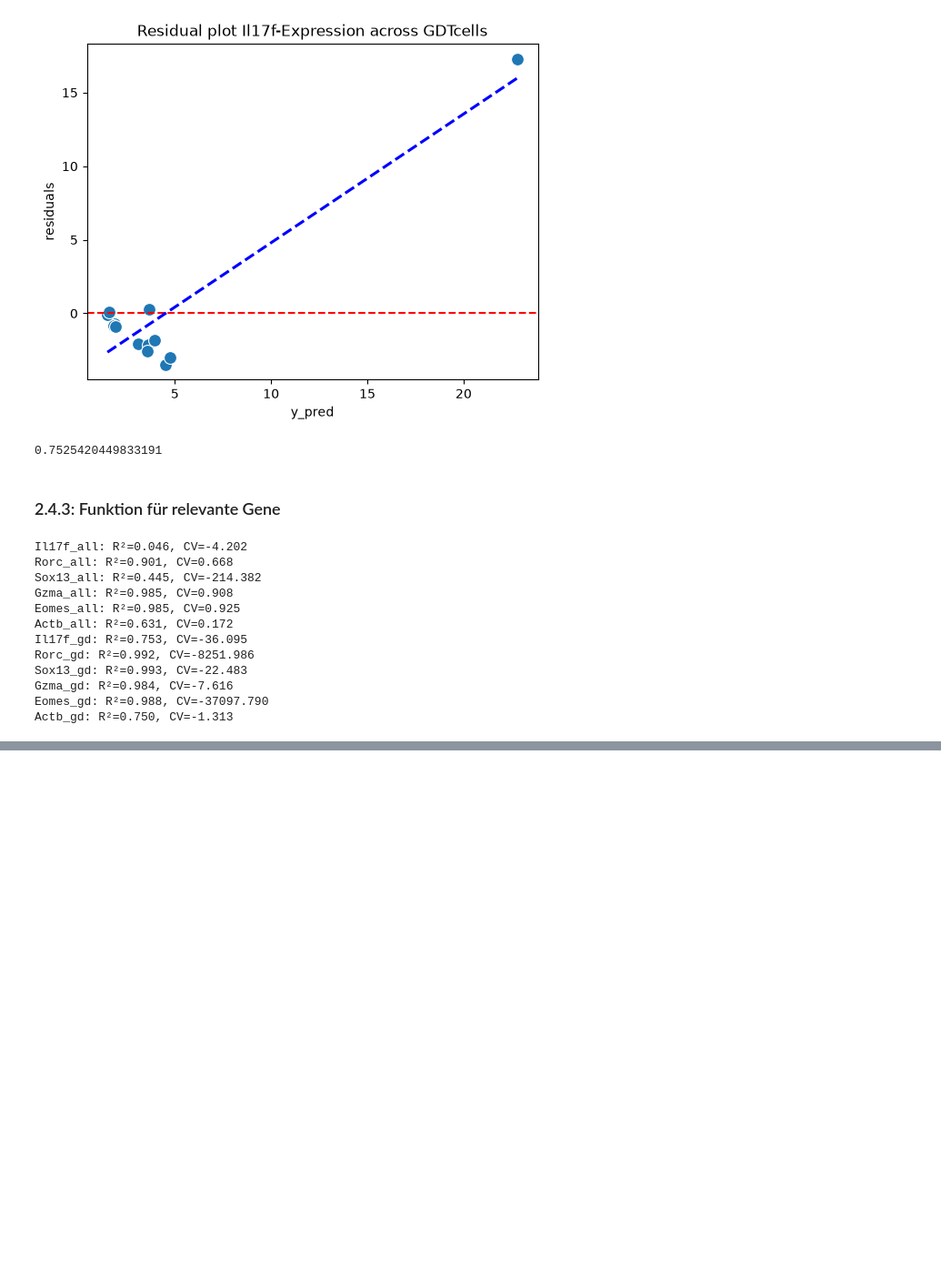
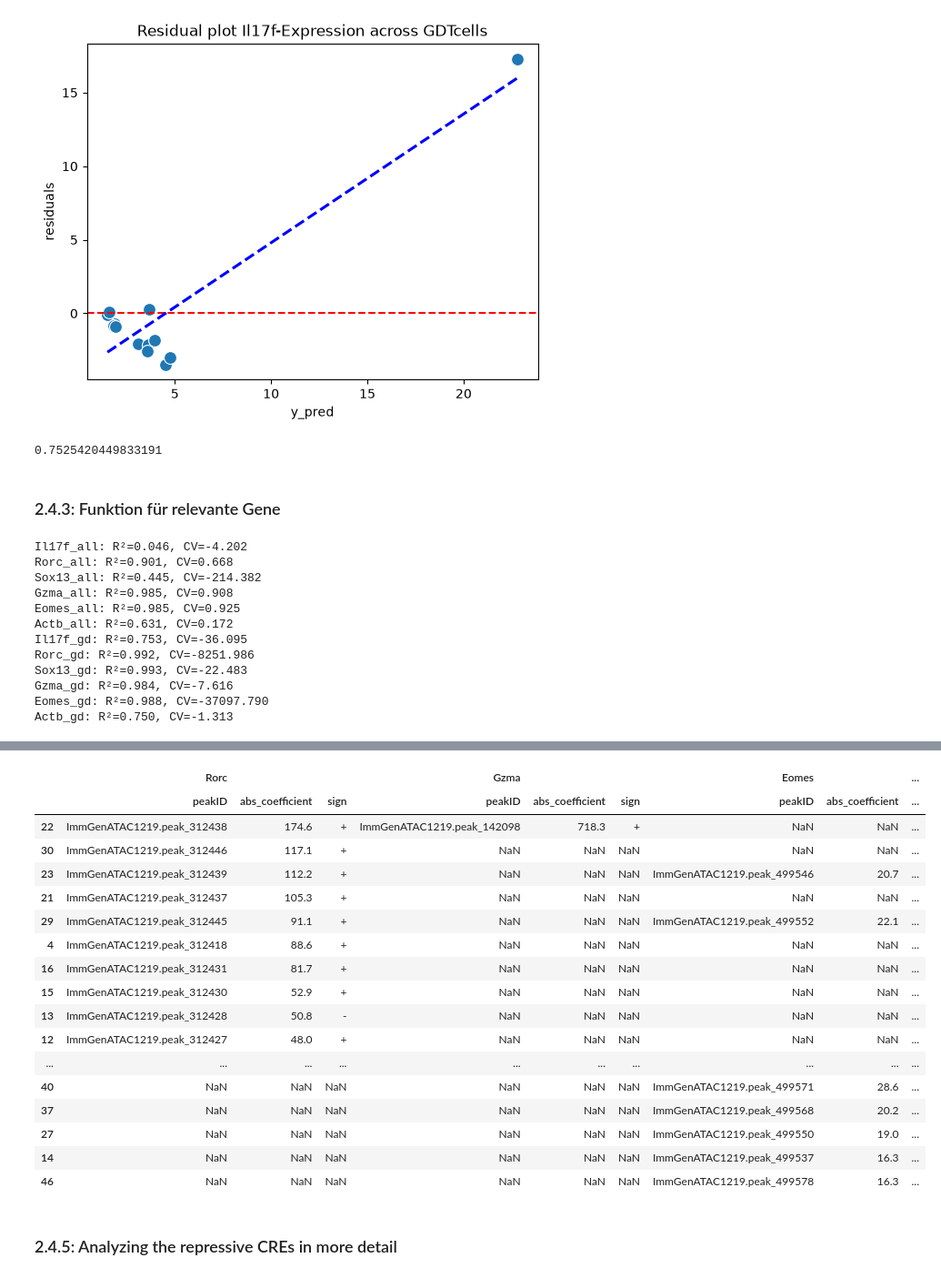
Before and after one commit to datascience-mobi-2026/topic04_team03, a Jupyter notebook: jupyter_peter_v1.2.ipynb, the cells around one changed output, grey strips where cells are left out. Shown at 91% size. Drawn from its saved outputs; the diff is of its cells as text; code cells hidden in the pictures; blank space fills up the shorter version.

Commit message:
@rosa Extracting the Coefficients and creating a dataframe to compare signs + Workflow for a more detailed analysis of repressive CREs

```diff
--- a/jupyter_peter_v1.2.ipynb
+++ b/jupyter_peter_v1.2.ipynb
@@ -650,10 +650,10 @@ def r2_gen(gen_name, plot=True, plot_residues = True):
         plt.title(f"Residual plot {gen_name}-Expression across all cells")
         plt.show()
 
-    return  r2, cv
+    return  r2, cv, ridge
 
 
-r2_Il17f, cv = r2_gen("Il17f", plot=True, plot_residues=True)
+r2_Il17f, cv, ridge_Il17f= r2_gen("Il17f", plot=True, plot_residues=True)
 print(cv)
 # %% [output]
 [figure]
@@ -759,0 +806,38 @@ Across all cells Rorc, Gzma und Eomes haben ein stabilen CV Wert.
+# %%
+#comparing strongest 10 CREs of all three
+coef_Rorc = coef_gen("Rorc")
+coef_Gzma = coef_gen("Gzma")
+coef_Eomes = coef_gen("Eomes")
+
+vergleich = pd.concat(
+    [
+        coef_Rorc[["peakID", "abs_coefficient", "sign"]].head(10),
+        coef_Gzma[["peakID", "abs_coefficient", "sign"]].head(10),
+        coef_Eomes[["peakID", "abs_coefficient", "sign"]].head(10),
+    ],
+    axis=1,
+    keys=["Rorc", "Gzma", "Eomes"]
+)
+
+vergleich
+# %% [output]
+|  | Rorc |  |  | Gzma |  |  | Eomes |  | ... |
+|  | peakID | abs_coefficient | sign | peakID | abs_coefficient | sign | peakID | abs_coefficient | ... |
+| 22 | ImmGenATAC1219.peak_312438 | 174.6 | + | ImmGenATAC1219.peak_142098 | 718.3 | + | NaN | NaN | ... |
+| 30 | ImmGenATAC1219.peak_312446 | 117.1 | + | NaN | NaN | NaN | NaN | NaN | ... |
+| 23 | ImmGenATAC1219.peak_312439 | 112.2 | + | NaN | NaN | NaN | ImmGenATAC1219.peak_499546 | 20.7 | ... |
+| 21 | ImmGenATAC1219.peak_312437 | 105.3 | + | NaN | NaN | NaN | NaN | NaN | ... |
+| 29 | ImmGenATAC1219.peak_312445 | 91.1 | + | NaN | NaN | NaN | ImmGenATAC1219.peak_499552 | 22.1 | ... |
+| 4 | ImmGenATAC1219.peak_312418 | 88.6 | + | NaN | NaN | NaN | NaN | NaN | ... |
+| 16 | ImmGenATAC1219.peak_312431 | 81.7 | + | NaN | NaN | NaN | NaN | NaN | ... |
+| 15 | ImmGenATAC1219.peak_312430 | 52.9 | + | NaN | NaN | NaN | NaN | NaN | ... |
+| 13 | ImmGenATAC1219.peak_312428 | 50.8 | - | NaN | NaN | NaN | NaN | NaN | ... |
+| 12 | ImmGenATAC1219.peak_312427 | 48.0 | + | NaN | NaN | NaN | NaN | NaN | ... |
+| ... | ... | ... | ... | ... | ... | ... | ... | ... | ... |
+| 40 | NaN | NaN | NaN | NaN | NaN | NaN | ImmGenATAC1219.peak_499571 | 28.6 | ... |
+| 37 | NaN | NaN | NaN | NaN | NaN | NaN | ImmGenATAC1219.peak_499568 | 20.2 | ... |
+| 27 | NaN | NaN | NaN | NaN | NaN | NaN | ImmGenATAC1219.peak_499550 | 19.0 | ... |
+| 14 | NaN | NaN | NaN | NaN | NaN | NaN | ImmGenATAC1219.peak_499537 | 16.3 | ... |
+| 46 | NaN | NaN | NaN | NaN | NaN | NaN | ImmGenATAC1219.peak_499578 | 16.3 | ... |
+# %% [markdown]
+### 2.4.5: Analyzing the repressive CREs in more detail
```
Also changed, not shown: parts of 5 cells of this notebook.
